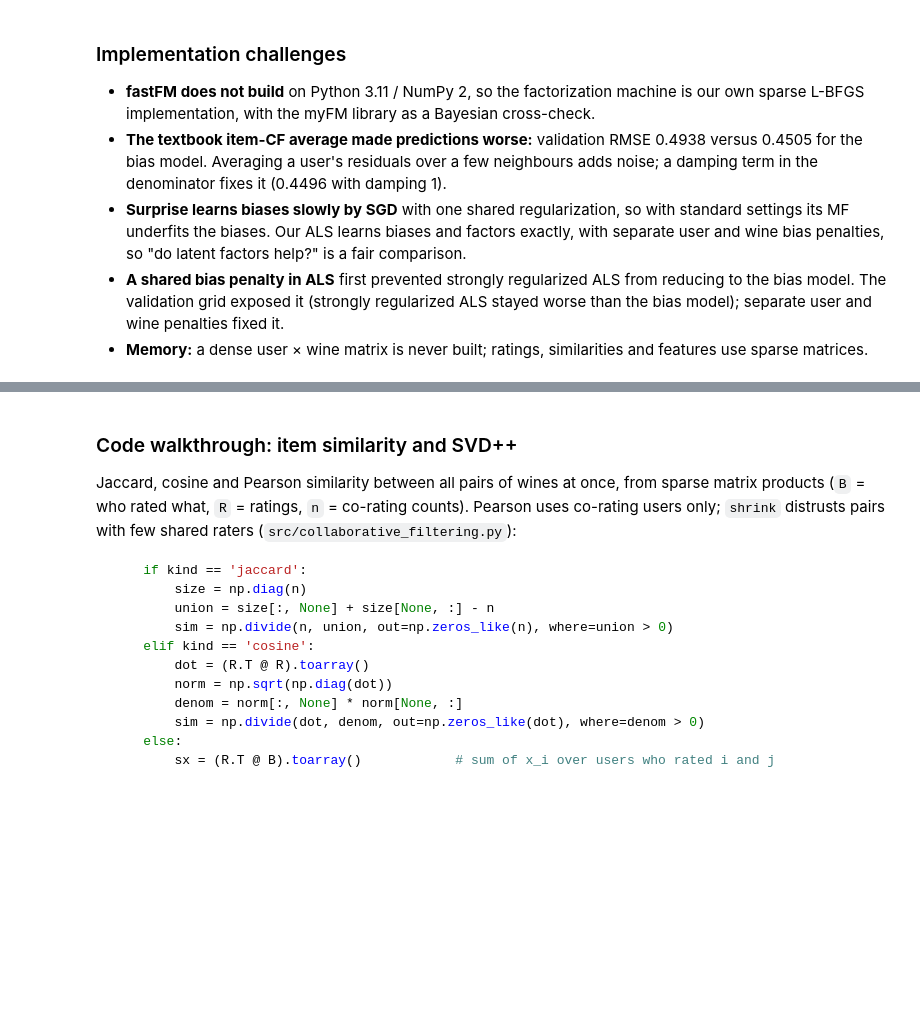
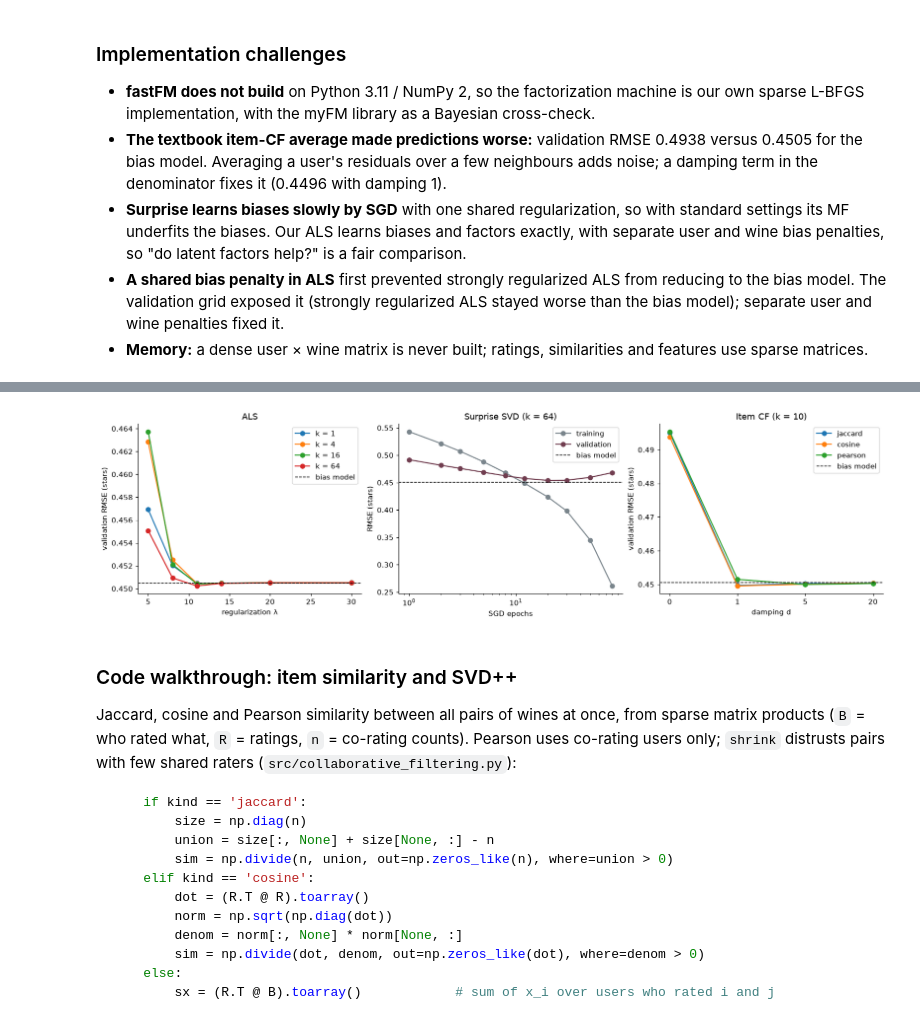
Before and after one commit to AviGon/Wine_Recommendation_System, a Jupyter notebook: notebooks/wine_recommendation.ipynb, the cells around one changed output, grey strips where cells are left out. Saved outputs shown, nothing was run; the diff lists cells and outputs as text; code cells hidden in the pictures; blank space fills up the shorter version.

```diff
--- a/notebooks/wine_recommendation.ipynb
+++ b/notebooks/wine_recommendation.ipynb
@@ -250,17 +260,3 @@ def _raw(self, x, x2, w0, w, v):
 ### Validation selection and optimization
 
 All displayed settings are from saved validation experiments. The main comparisons fit training only after selection, preserving the shared history cutoff. Different model families have different search budgets; a coarse ridge grid versus finer FM linear penalties is a potential explanation for small differences. A library Bayesian FM is an additional comparison, not the selected primary model.
-# %%
-choices = []
-for name, filename in [('Bias', 'cf_bias_grid.csv'), ('Item CF', 'cf_itemcf_grid.csv'),
-                       ('ALS MF', 'cf_als_grid.csv'), ('Surprise', 'cf_surprise_grid.csv'),
-                       ('FM', 'fm_grid.csv')]:
-    grid = report(filename)
-    best = grid.sort_values('val_rmse').head(1).copy()
-    row = best.iloc[0]
-    settings = ', '.join(f'{key}={row[key]}' for key in grid.columns
-                         if key not in ['model','val_rmse','val_mae','train_rmse','fit_seconds','predict_seconds']
-                         and pd.notna(row[key]))
-    choices.append(dict(family=name, settings=settings, validation_rmse=row.val_rmse,
-                        training_rmse=row.get('train_rmse',np.nan)))
-display(pd.DataFrame(choices).round(6))
@@ -369,0 +361,5 @@ Item CF: without damping all three similarities are far worse than the bias mode
+# %%
+# A few ALS settings: training error keeps falling as lambda shrinks, but validation error does not improve.
+als = load('cf_als_grid.csv')
+display(als.set_index(['k', 'reg']).loc[[(64, 5), (64, 8), (8, 11), (64, 11), (64, 20)],
+                                        ['train_rmse', 'val_rmse']].round(4))
@@ -370,3 +374,33 @@ Item CF: without damping all three similarities are far worse than the bias mode
+# %%
+sgd = load('cf_sgd_epoch_curve.csv')
+item_cf = load('cf_itemcf_grid.csv')
+bias_validation_rmse = load('cf_bias_grid.csv')['val_rmse'].min()
+
+fig, axes = plt.subplots(1, 3, figsize=(15, 4), layout='constrained')
+
+# Left: ALS validation RMSE over regularization, for several latent dimensions k.
+for k in [1, 4, 16, 64]:
+    rows = als[als['k'] == k]
+    axes[0].plot(rows['reg'], rows['val_rmse'], marker='o', label=f'k = {k}')
+axes[0].set(title='ALS', xlabel='regularization λ', ylabel='validation RMSE (stars)')
+
+# Middle: Surprise SVD (k = 64) training vs validation RMSE over SGD epochs.
+axes[1].plot(sgd['epochs'], sgd['train_rmse'], marker='o', color=GRAY, label='training')
+axes[1].plot(sgd['epochs'], sgd['val_rmse'], marker='o', color=WINE, label='validation')
+axes[1].set(title='Surprise SVD (k = 64)', xlabel='SGD epochs', ylabel='RMSE (stars)', xscale='log')
+
+# Right: item-CF validation RMSE for each damping value (k = 10 neighbours).
+for similarity in ['jaccard', 'cosine', 'pearson']:
+    rows = item_cf[(item_cf['similarity'] == similarity) & (item_cf['k'] == 10)]
+    axes[2].plot(rows['damping'].astype(str), rows['val_rmse'], marker='o', label=similarity)
+axes[2].set(title='Item CF (k = 10)', xlabel='damping d', ylabel='validation RMSE (stars)')
+
+for axis in axes:
+    axis.axhline(bias_validation_rmse, color='black', linestyle='--', linewidth=1, label='bias model')
+    axis.legend()
+plt.show()
+# %% [output]
+[figure, added]
 # %% [markdown]
 ### Code walkthrough: item similarity and SVD++
 
```
Also changed, not shown: parts of 52 cells of this notebook, 6 other files.
